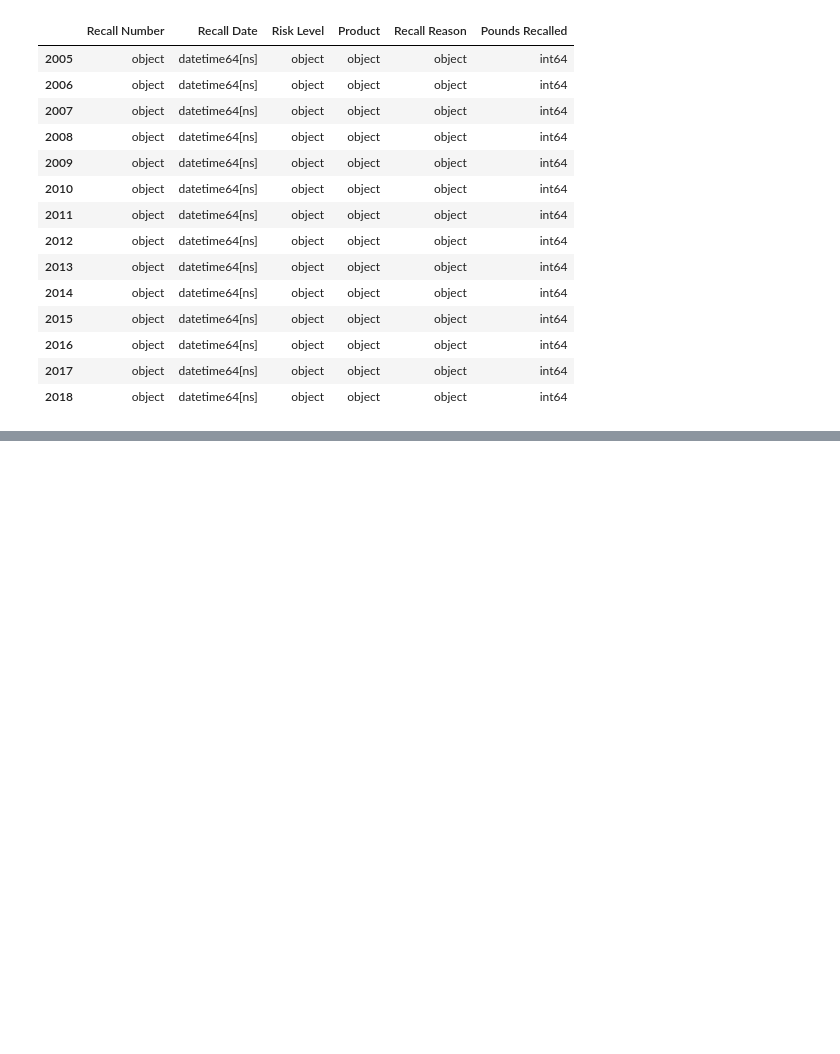
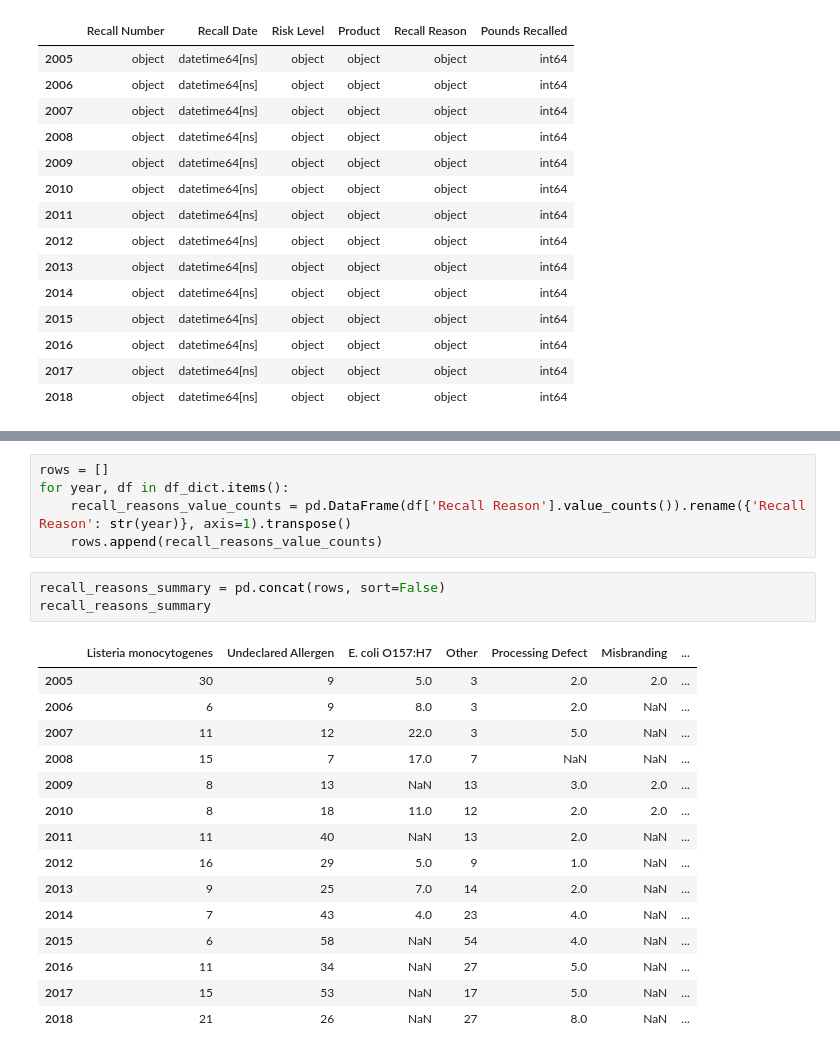
Before and after one commit to yemikifouly/food-recalls-analysis, a Jupyter notebook: data_cleaning_and_preparation.ipynb, the cells around one changed output, grey strips where cells are left out. Drawn from its saved outputs; the diff is of its cells as text; blank space fills up the shorter version.

Commit message:
Preliminary investigation of Recall Reason column

```diff
--- a/data_cleaning_and_preparation.ipynb
+++ b/data_cleaning_and_preparation.ipynb
@@ -442,0 +453,24 @@ However, there is one last issue that I want to addres before moving on. The ent
+# %%
+rows = []
+for year, df in df_dict.items():
+    recall_reasons_value_counts = pd.DataFrame(df['Recall Reason'].value_counts()).rename({'Recall Reason': str(year)}, axis=1).transpose()
+    rows.append(recall_reasons_value_counts)
+# %%
+recall_reasons_summary = pd.concat(rows, sort=False)
+recall_reasons_summary
+# %% [output]
+|  | Listeria monocytogenes | Undeclared Allergen | E. coli O157:H7 | Other | Processing Defect | Misbranding | ... |
+| 2005 | 30 | 9 | 5.0 | 3 | 2.0 | 2.0 | ... |
+| 2006 | 6 | 9 | 8.0 | 3 | 2.0 | NaN | ... |
+| 2007 | 11 | 12 | 22.0 | 3 | 5.0 | NaN | ... |
+| 2008 | 15 | 7 | 17.0 | 7 | NaN | NaN | ... |
+| 2009 | 8 | 13 | NaN | 13 | 3.0 | 2.0 | ... |
+| 2010 | 8 | 18 | 11.0 | 12 | 2.0 | 2.0 | ... |
+| 2011 | 11 | 40 | NaN | 13 | 2.0 | NaN | ... |
+| 2012 | 16 | 29 | 5.0 | 9 | 1.0 | NaN | ... |
+| 2013 | 9 | 25 | 7.0 | 14 | 2.0 | NaN | ... |
+| 2014 | 7 | 43 | 4.0 | 23 | 4.0 | NaN | ... |
+| 2015 | 6 | 58 | NaN | 54 | 4.0 | NaN | ... |
+| 2016 | 11 | 34 | NaN | 27 | 5.0 | NaN | ... |
+| 2017 | 15 | 53 | NaN | 17 | 5.0 | NaN | ... |
+| 2018 | 21 | 26 | NaN | 27 | 8.0 | NaN | ... |
```
Also changed, not shown: parts of 21 cells of this notebook.
